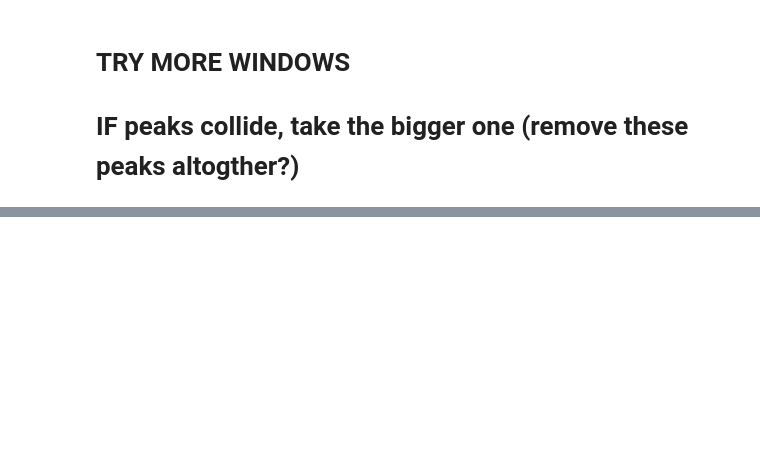
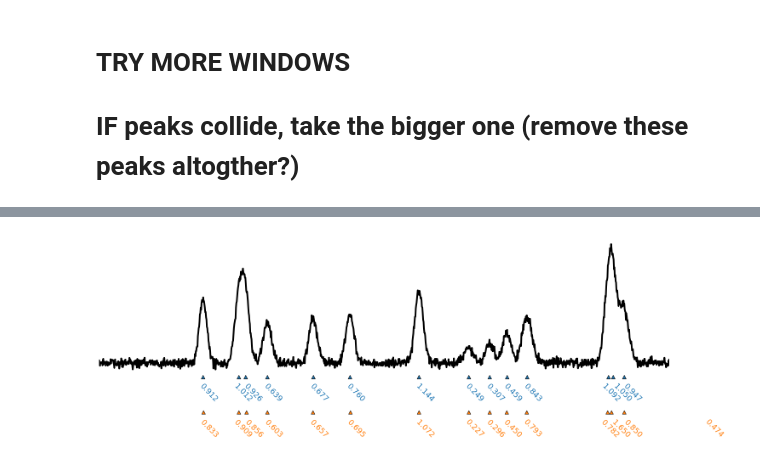
Before and after one commit to akensert/deep-learning-peak-detection, a Jupyter notebook: notebooks/01_convolutional-neural-network.ipynb, the cells around one changed output, grey strips where cells are left out. Drawn from its saved outputs; the diff is of its cells as text; code cells hidden in the pictures; blank space fills up the shorter version.

```diff
--- a/notebooks/01_convolutional-neural-network.ipynb
+++ b/notebooks/01_convolutional-neural-network.ipynb
@@ -195,9 +223,9 @@ ax.spines['right'].set_visible(False)
 # %%
-fig, ax = plt.subplots(1, 1, figsize=(30, 10))
+fig, ax = plt.subplots(1, 1, figsize=(24, 8))
 
-x_lim = [0.2, 0.6 + 1e-7]
+x_lim = [0.0, 1.0 + 1e-7]
 
-ID = 6
+ID = 12
 
 true_move = {0: (0.0, 0), 1: (0, 0), 2: (0, 0), 3: (0, 0), 4: (0, 0),
              5: (0, 0), 6: (0, 0), 7: (0, 0), 8: (0, 0), 9: (0, 0),
@@ -215,63 +243,75 @@ pred = prediction[ID*test_generator.batch_size]
 
 probs, locs, areas = label_encoder.decode(pred, 0.4)
 
-x = true[0][0] * 100
+x = true[0][0]
 y = true[1][0]
-#x = x * 255
+x *= 200
 
 gt = label_encoder.decode(y)
 
 j, k = 0, 0
 for i, y_sample in enumerate(y):
+
+
+
+
     if y_sample[0] == 1:
 
-        index = int(gt[1][k] * 16384)
+        if k == 11:
+            move = 0.001
+        elif k == 12:
+            move = -0.001
+        elif k == 13:
+            move = -0.0008
+        elif k == 1:
+            move = 0.0005
+        elif k == 2:
+            move = -0.0005
+        else:
+            move = 0
+
+        index = int(gt[1][k] * INPUT_SIZE)
+        if np.linspace(0, 1, INPUT_SIZE)[index] > 0.19:
+            continue
+
         height = max(x[index:index+1]) + 5
 
         if x_lim[0] < gt[1][k] < x_lim[1]:
             ax.scatter(gt[1][k], np.min(x)-10, c='C0', s=75, marker='^', edgecolor='black')
             #ax.axvline(gt[1][k], linestyle='--')
             #if k % 3 == 0:
-            ax.text(x=gt[1][k]-0.005 * (x_lim[1] - x_lim[0]), y=height+42, s=f"{gt[2][k]:.3f}", color="C0", fontsize=20)
+            ax.text(x=gt[1][k]-0.00125 * (x_lim[1] - x_lim[0]) - move, y=-65,
+                    s=f"{gt[2][k]:.3f}", rotation=-46, color="C0", fontsize=18)
 
         k += 1
 
+    index = int(gt[1][k-1] * INPUT_SIZE)
+    if np.linspace(0, 1, INPUT_SIZE)[index] > 0.18:
+        continue
+
     if pred[i][0] > 0.4:
-        index = int(gt[1][k-1] * 16384)
+
         height = max(x[index:index+1]) + 5
 
         if x_lim[0] < locs[j] < x_lim[1]:
 
+            ax.scatter(locs[j], np.min(x)-70, c='C1', s=75, marker='^', edgecolor='black')
+            ax.text(x=locs[j]-0.00125 * (x_lim[1] - x_lim[0]) - move, y=-125,
+                    s=f"{areas[j]:.3f}", rotation=-45, color='C1', fontsize=18)
 
-            ax.scatter(locs[j], np.min(x)-60, c='C1', s=75, marker='^', edgecolor='black')
-            ax.text(x=locs[j]-0.005 * (x_lim[1] - x_lim[0]), y=np.min(x)-155, s=f'{probs[j]:.3f}', color='black', rotation=-45, fontsize=12)
-            ax.text(x=locs[j]-0.005 * (x_lim[1] - x_lim[0]), y=height, s=f"{areas[j]:.3f}", color='C1', fontsize=20)
+#             ax.text(x=locs[j]-0.00125 * (x_lim[1] - x_lim[0]) - move, y=-173,
+#                     s=f"          (p={probs[j]:.3f})", rotation=-45, color='black', fontsize=18)
+
 
         j += 1
 
 
+ax.plot(np.linspace(0, 1, INPUT_SIZE), x, c='black', linewidth=4)
 
-ax.plot(np.linspace(0, 1, 16384), x, c='black')
+ax.set_xlim(0.02, 0.19)
 
-ax.scatter([None],[None], c='C0', label='Ground truth')
-ax.scatter([None],[None], c='C1', label='Predicted')
-ax.plot([None],[None], c='C0', label=' ')
-ax.plot([None],[None], c='C1', label=' ')
+ax.axis('off')
 
-
-ax.set_ylabel('Absorbance', fontsize=20)
-ax.set_xlabel('Time', fontsize=20)
-ax.set_ylim(np.min(x)-200, np.max(x)+200);
-ax.set_xlim(*x_lim)
-ax.tick_params(axis='both', length=5, labelsize=20)
-
-start, end = ax.get_xlim()
-ax.xaxis.set_ticks(np.arange(start, end, 0.1))
-start, end = ax.get_ylim()
-#ax.yaxis.set_ticks(np.arange(0, end, 50))
-ax.legend(columnspacing=-0.5, fontsize=20, ncol=2)
-ax.spines['top'].set_visible(False)
-ax.spines['right'].set_visible(False)
-
-#ax.set_ylim(0, 20)
-#plt.savefig('peak_detection_2.png', dpi=300)
+plt.savefig('Figure_3b.png', dpi=200)
+# %% [output]
+[figure, added]
```
Also changed, not shown: parts of 16 cells of this notebook, 8 other files.
